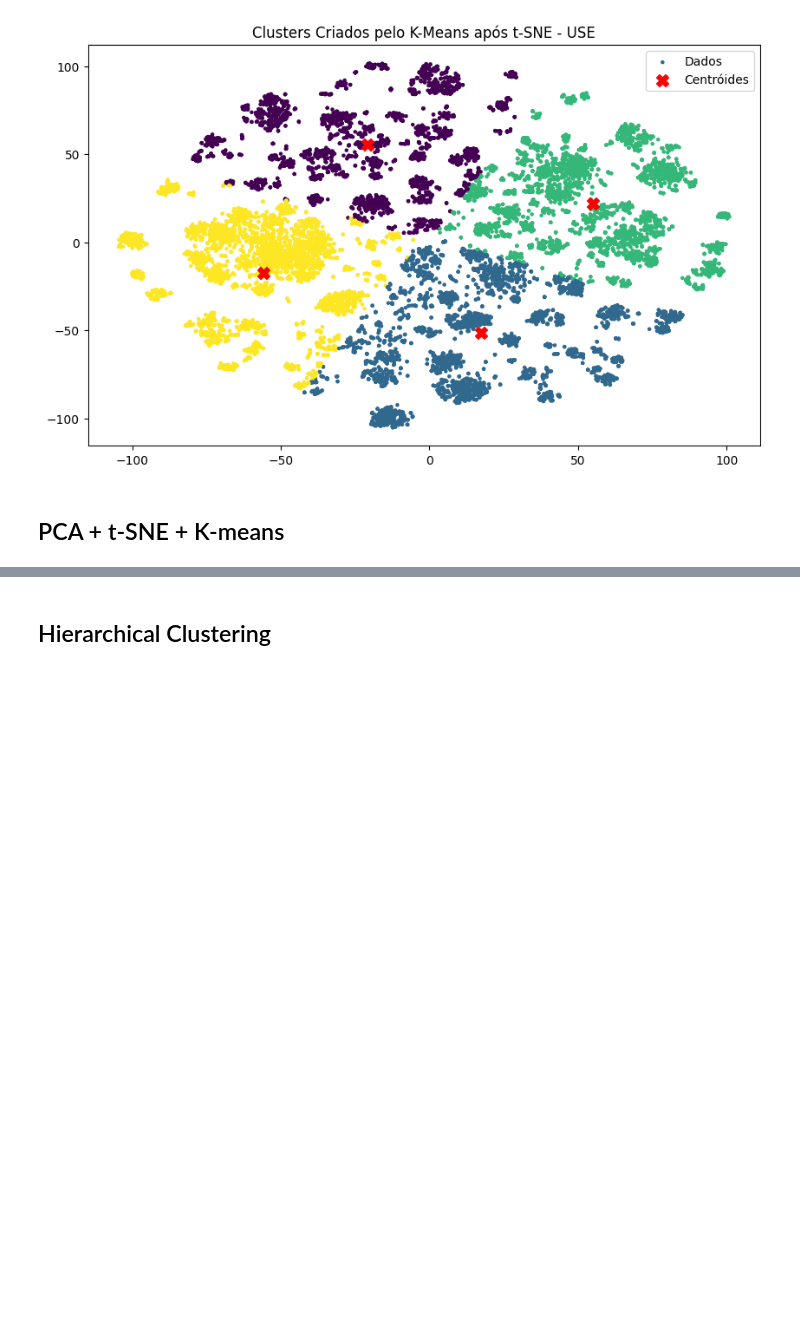
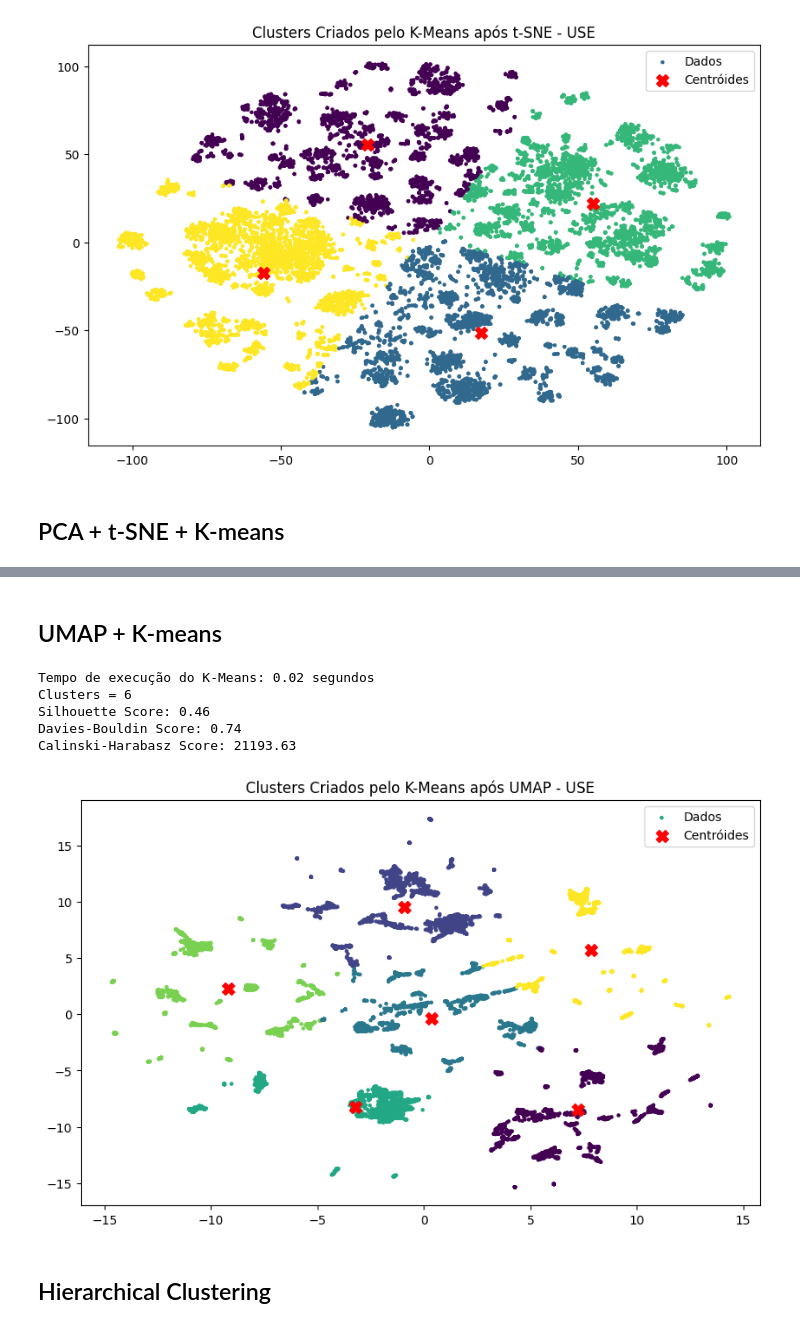
Before and after one commit to aqcorreia/PPCA-MD-Trabalho, a Jupyter notebook: 05_1_Clustering_USE.ipynb, the cells around one changed output, grey strips where cells are left out. Cells and saved outputs as stored; diff of their text form; code cells hidden in the pictures; blank space fills up the shorter version.

```diff
--- a/05_1_Clustering_USE.ipynb
+++ b/05_1_Clustering_USE.ipynb
@@ -254,6 +308,47 @@ Silhouette Score: 0.39
 Davies-Bouldin Score: 0.78
 Calinski-Harabasz Score: 16926.84
 [figure]
+# %% [markdown]
+## UMAP + K-means
+# %%
+# Medir o tempo de execução do K-Means
+start_time = time.time()
+
+# Aplicar K-Means nos dados reduzidos
+n_clusters = 6  # Definir o número de clusters
+kmeans = KMeans(n_clusters=n_clusters, random_state=42)
+kmeans.fit(embeddings_umap_2d)
+
+execution_time = time.time() - start_time
+print(f"Tempo de execução do K-Means: {execution_time:.2f} segundos")
+print(f'Clusters = {n_clusters}')
+
+# Validar a clusterização com métricas não supervisionadas
+silhouette_avg = silhouette_score(embeddings_umap_2d, kmeans.labels_)
+davies_bouldin = davies_bouldin_score(embeddings_umap_2d, kmeans.labels_)
+calinski_harabasz = calinski_harabasz_score(embeddings_umap_2d, kmeans.labels_)
+
+print(f"Silhouette Score: {silhouette_avg:.2f}")
+print(f"Davies-Bouldin Score: {davies_bouldin:.2f}")
+print(f"Calinski-Harabasz Score: {calinski_harabasz:.2f}")
+
+# Obter os clusters
+df_portarias_mgi['Cluster'] = kmeans.labels_
+
+# Visualizar os clusters
+plt.figure(figsize=(10, 6))
+plt.scatter(embeddings_umap_2d[:, 0], embeddings_umap_2d[:, 1], c=kmeans.labels_, cmap='viridis', s=5, label='Dados')
+plt.scatter(kmeans.cluster_centers_[:, 0], kmeans.cluster_centers_[:, 1], c='red', s=100, marker='X', label='Centróides')
+plt.title(f'Clusters Criados pelo K-Means após UMAP - {varEmbedding}')
+plt.legend()
+plt.show()
+# %% [output]
+Tempo de execução do K-Means: 0.02 segundos
+Clusters = 6
+Silhouette Score: 0.46
+Davies-Bouldin Score: 0.74
+Calinski-Harabasz Score: 21193.63
+[figure, added]
 # %% [markdown]
 ## Hierarchical Clustering
 # %%
```
Also changed, not shown: parts of 19 cells of this notebook, 5 other files.
